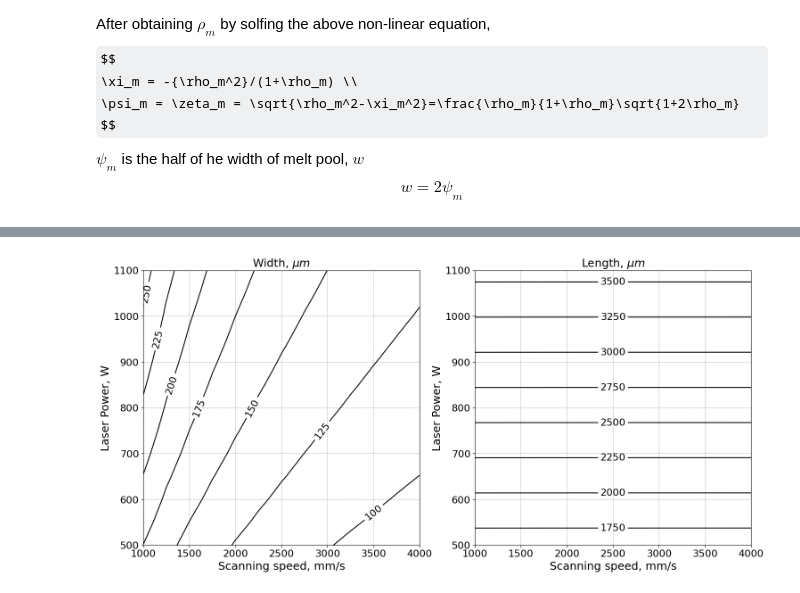
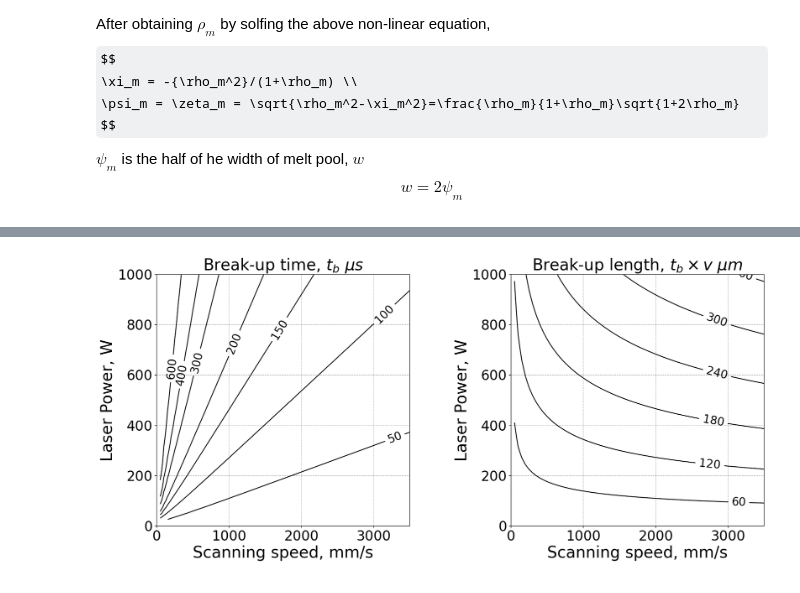
Before and after one commit to FattySeagull/Rosenthal-Plateau-Rayleigh, a Jupyter notebook: rpr.ipynb, the cells around one changed output, grey strips where cells are left out. Cells and saved outputs as stored; diff of their text form; code cells hidden in the pictures; some formulas as TeX source.

```diff
--- a/rpr.ipynb
+++ b/rpr.ipynb
@@ -200,0 +230,24 @@ p: 1100, v: 4000, N: 2.23917E+03 w: 130 L: 3588 tb: 98.33240792269595, ts: 896.9
+# %%
+    ww = np.array(width).reshape(PP.shape) * 1E+6 # unit: um
+    ll = np.array(length).reshape(PP.shape)* 1E+6 # unit: um
+    dd = np.array(depth).reshape(PP.shape) * 1E+6 # unit: um
+
+    height = 8   # 正方形の図形を作成するために図のサイズを設定
+    fig = plt.figure(figsize=((3+0.4*2)*height, height))
+    plt.subplots_adjust(wspace=0.4)
+    ax1 = fig.add_subplot(1,3,1)
+    Plot_contour(ax1, vv*1E+3, PP, ww,\
+                 title = r'Width, $\mu m$',\
+                 xlim = [1000, 4000], ylim = [500, 1100],\
+                 levels = [100,125, 150, 175, 200, 250])
+    ax2 = fig.add_subplot(1,3,2)
+    Plot_contour(ax2, vv*1E+3, PP, ll,\
+                 title = r'Length, $\mu m$',\
+                 xlim = [1000, 4000], ylim = [500, 1100])
+    ax3 = fig.add_subplot(1,3,3)
+    Plot_contour(ax3, vv*1E+3, PP, dd,\
+                 title = r'Depth, $\mu m$',\
+                 xlim = [1000, 4000], ylim = [500, 1100],\
+                 levels = [50, 60, 70, 80, 90, 100,150,200,300])
+    plt.savefig("width-length-depth-hphv.png")  #hphv: high power high velocity
+    plt.show()
@@ -201,13 +260,20 @@ p: 1100, v: 4000, N: 2.23917E+03 w: 130 L: 3588 tb: 98.33240792269595, ts: 896.9
 # %%
-    ww = np.array(width).reshape(PP.shape)
-    ll = np.array(length).reshape(PP.shape)
+    zz1 = np.array(tb).reshape(PP.shape) * 1E+6 # unit: us
+    zz2 = np.array(prl).reshape(PP.shape)* 1E+6 # unit :um
 
-    width = 8   # 正方形の図形を作成するために図のサイズを設定
-    fig = plt.figure(figsize=(2.2*width, width))
+    height = 8   # 正方形の図形を作成するために図のサイズを設定
+    fig = plt.figure(figsize=(2.4*height, height))
+    plt.subplots_adjust(wspace=0.4)
     ax1 = fig.add_subplot(1,2,1)
-    Plot_contour(ax1, vv*1E+3, PP, ww, r'Width, $\mu m$')
+    Plot_contour(ax1, vv*1E+3, PP, zz1,\
+                 r'Break-up time, $t_b$ $\mu s$',\
+                 xlim = [0, 3500], ylim = [0, 1000],\
+                 levels = [50, 100, 150, 200, 300, 400, 600])
     ax2 = fig.add_subplot(1,2,2)
-    Plot_contour(ax2, vv*1E+3, PP, ll, r'Length, $\mu m$')
+    Plot_contour(ax2, vv*1E+3, PP, zz2,\
+                 r'Break-up length, $t_b \times v$ $\mu m$',\
+                 xlim = [0, 3500], ylim = [0, 1000])
+    plt.savefig("reighleigh.png")
     plt.show()
 # %% [output]
-[figure, old version]
+[figure, new version]
```
Also changed, not shown: parts of 15 cells of this notebook.
